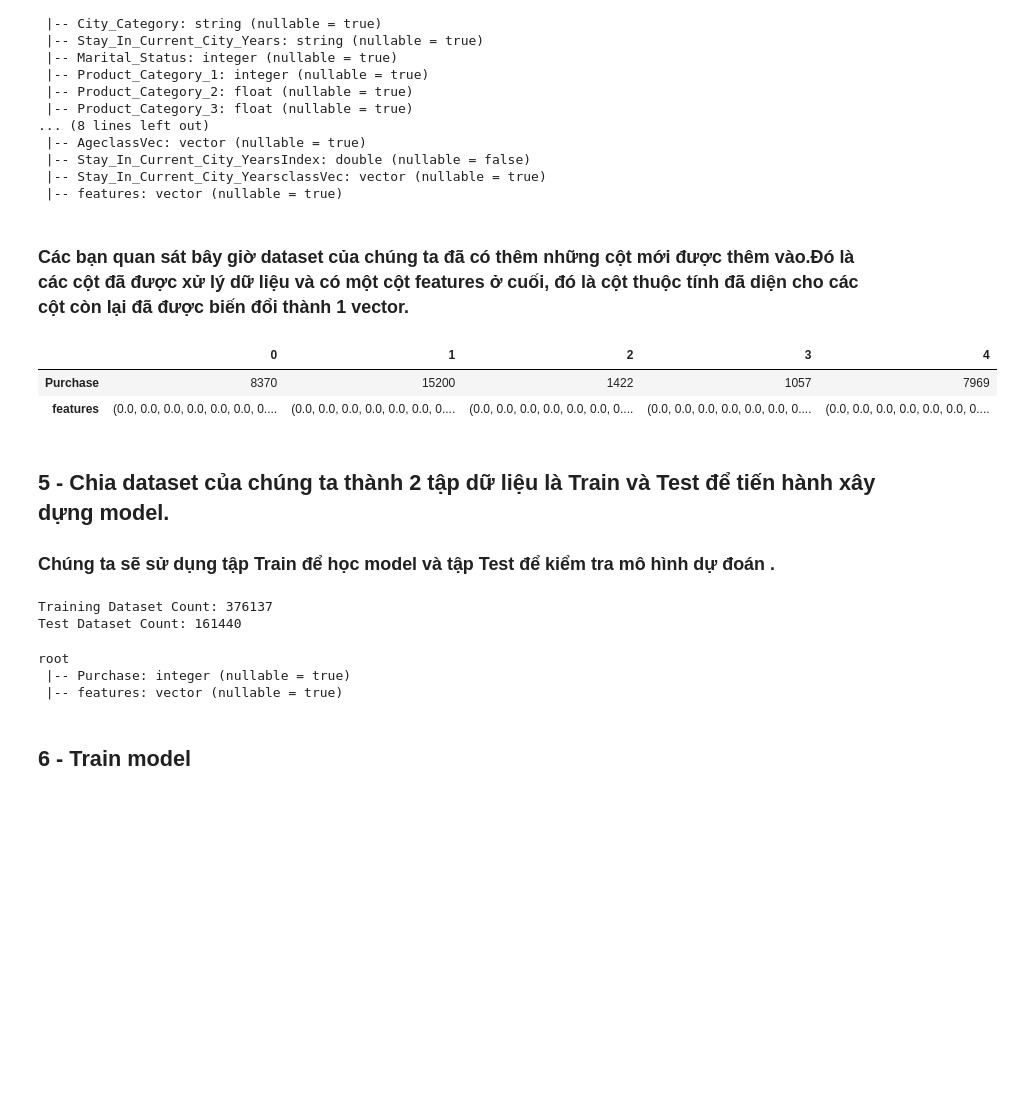
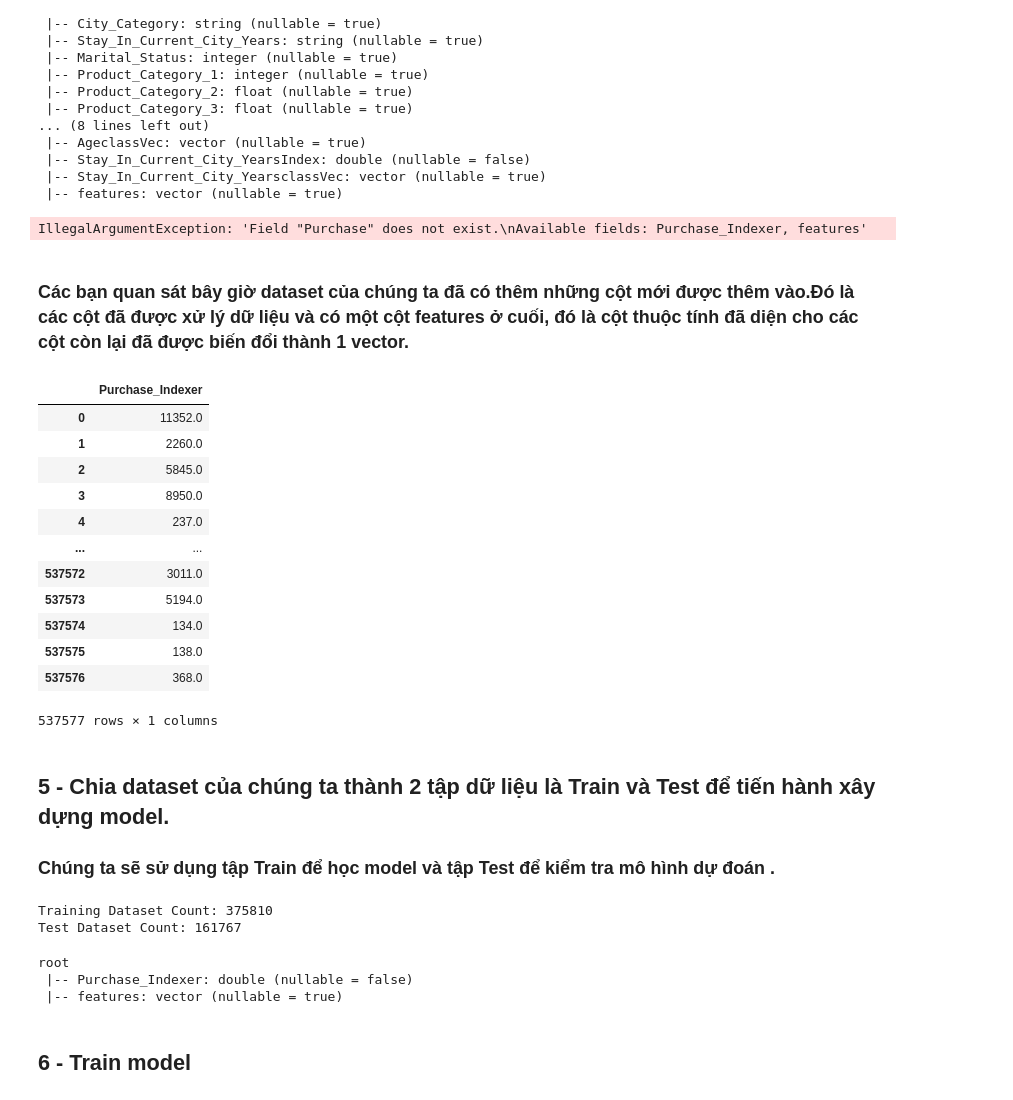
Before and after one commit to phamvanhuu0903/Bigdata-Project, a Jupyter notebook: Source Code/Pre-Report.ipynb, the cells around one changed output. Drawn from its saved outputs; the diff is of its cells as text; code cells hidden in the pictures; blank space fills up the shorter version.

```diff
--- a/Source Code/Pre-Report.ipynb
+++ b/Source Code/Pre-Report.ipynb
@@ -20,7 +20,7 @@
 # %%
 from pyspark.sql import SparkSession
 spark = SparkSession.builder.appName("Project-Bigdata").getOrCreate()
-df = spark.read.csv('../Spark_Files/spark-warehouse/BlackFriday.csv',header=True,inferSchema=True)
+df = spark.read.csv('../dataset/BlackFriday.csv',header=True,inferSchema=True)
 df.printSchema()
 # %% [output]
 root
@@ -113,7 +113,7 @@ from pyspark.sql.types import FloatType
 df = df.withColumn("Product_Category_2", df["Product_Category_2"].cast(FloatType()))
 df = df.withColumn("Product_Category_3", df["Product_Category_3"].cast(FloatType()))
 from pyspark.ml.feature import Imputer
-imputer = Imputer(inputCols=["Product_Category_2", "Product_Category_3"], outputCols=["Out_Product_Category_2", "Out_Product_Category_3"])
+imputer = Imputer(strategy="median",inputCols=["Product_Category_2", "Product_Category_3"], outputCols=["Out_Product_Category_2", "Out_Product_Category_3"])
 df = imputer.fit(df).transform(df)
 # %% [markdown]
 #### Như vậy là ta đã có được 2 cột mới được tạo ra và thêm vào dataset ban đầu với tên như đã khởi tạo là Out_Product_Category_2 ,Out_Product_Category_3 ứng với 2 cột ban đầu là Product_Category_2 và Product_Category_3.Tuy nhiên 2 cột mới này đã được xử lý giá trị thiếu.
@@ -139,6 +139,9 @@ pd.DataFrame(df.take(5), columns=df.columns).transpose()
 # %% [markdown]
 ## 3 - Tóm tắt các số liệu thống kê của các biến kiểu số
 # %%
+from pyspark.sql.types import IntegerType
+df = df.withColumn("Out_Product_Category_2", df["Out_Product_Category_2"].cast(IntegerType()))
+df = df.withColumn("Out_Product_Category_3", df["Out_Product_Category_3"].cast(IntegerType()))
 numeric_features = [t[0] for t in df.dtypes if t[1] == 'int']
 df.select(numeric_features).describe().toPandas().transpose()
 # %% [output]
@@ -194,16 +199,32 @@ root
  |-- Stay_In_Current_City_YearsIndex: double (nullable = false)
  |-- Stay_In_Current_City_YearsclassVec: vector (nullable = true)
  |-- features: vector (nullable = true)
+# %%
+purchase = StringIndexer(inputCol="Purchase",outputCol="Purchase_Indexer")
+df = purchase.fit(df).transform(df)
+# %% [output]
+IllegalArgumentException: 'Field "Purchase" does not exist.\nAvailable fields: Purchase_Indexer, features'
 # %% [markdown]
 ### Các bạn quan sát bây giờ dataset của chúng ta đã có thêm những cột mới được thêm vào.Đó là các cột đã được xử lý dữ liệu và có một cột features ở cuối, đó là cột thuộc tính đã diện cho các cột còn lại đã được biến đổi thành 1 vector.
 # %%
-selectedCols = ['Purchase', 'features']
+selectedCols = ['Purchase_Indexer', 'features']
 df = df.select(selectedCols)
-pd.DataFrame(df.take(5), columns=df.columns).transpose()
+##pd.DataFrame(df.take(5), columns=df.columns).transpose()
+df.select("Purchase_Indexer").toPandas()
 # %% [output]
-|  | 0 | 1 | 2 | 3 | 4 |
-| Purchase | 8370 | 15200 | 1422 | 1057 | 7969 |
-| features | (0.0, 0.0, 0.0, 0.0, 0.0, 0.0, 0.... | (0.0, 0.0, 0.0, 0.0, 0.0, 0.0, 0.... | (0.0, 0.0, 0.0, 0.0, 0.0, 0.0, 0.... | (0.0, 0.0, 0.0, 0.0, 0.0, 0.0, 0.... | (0.0, 0.0, 0.0, 0.0, 0.0, 0.0, 0.... |
+|  | Purchase_Indexer |
+| 0 | 11352.0 |
+| 1 | 2260.0 |
+| 2 | 5845.0 |
+| 3 | 8950.0 |
+| 4 | 237.0 |
+| ... | ... |
+| 537572 | 3011.0 |
+| 537573 | 5194.0 |
+| 537574 | 134.0 |
+| 537575 | 138.0 |
+| 537576 | 368.0 |
+537577 rows × 1 columns
 # %% [markdown]
 ## 5 - Chia dataset của chúng ta thành 2 tập dữ liệu là Train và Test để tiến hành xây dựng model.
 ### Chúng ta sẽ sử dụng tập Train để học model và tập Test để kiểm tra mô hình dự đoán .
@@ -212,13 +233,13 @@ train, test = df.randomSplit([0.7, 0.3], seed = 2018)
 print("Training Dataset Count: " + str(train.count()))
 print("Test Dataset Count: " + str(test.count()))
 # %% [output]
-Training Dataset Count: 376137
-Test Dataset Count: 161440
+Training Dataset Count: 375810
+Test Dataset Count: 161767
 # %%
 train.printSchema()
 # %% [output]
 root
- |-- Purchase: integer (nullable = true)
+ |-- Purchase_Indexer: double (nullable = false)
  |-- features: vector (nullable = true)
 # %% [markdown]
 ## 6 - Train model
```
Also changed, not shown: parts of 6 cells of this notebook, 1 other file.
